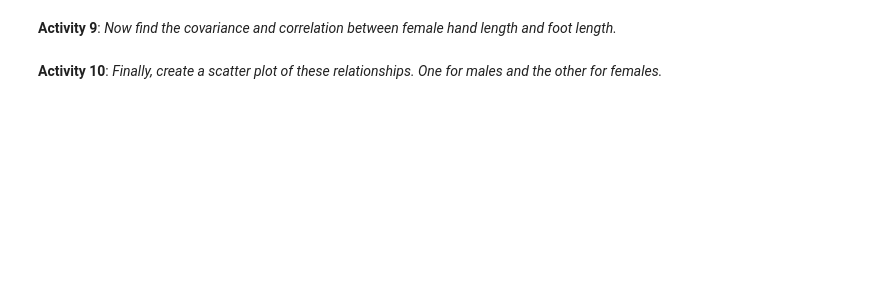
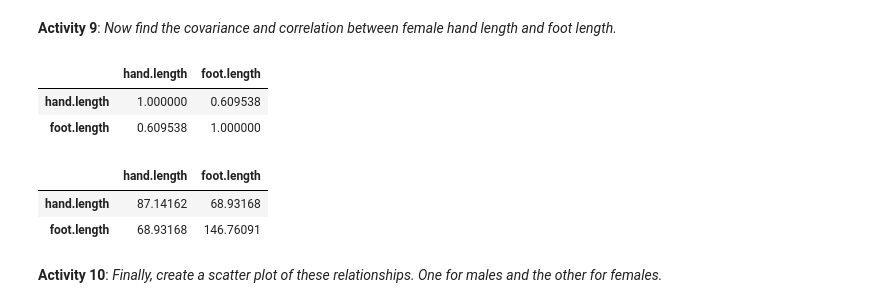
Before and after one commit to asouleymane/IntroDSA, a Jupyter notebook: modules/module2/practices/practice_descriptive_stats_r.ipynb, the cells around one changed output. Saved outputs shown, nothing was run; the diff lists cells and outputs as text; code cells hidden in the pictures; blank space fills up the shorter version.

```diff
--- a/modules/module2/practices/practice_descriptive_stats_r.ipynb
+++ b/modules/module2/practices/practice_descriptive_stats_r.ipynb
@@ -112,5 +190,15 @@ Notice how we have to specify the columns. What would happen if we just put the
 # %%
 # Activity 9 code goes here
 # -------------------------
+femalepeeps <- subset(df2, gender == 2)
+cor(femalepeeps[3:4])
+cov(femalepeeps[3:4])
+# %% [output]
+|  | hand.length | foot.length |
+| hand.length | 1.000000 | 0.609538 |
+| foot.length | 0.609538 | 1.000000 |
+|  | hand.length | foot.length |
+| hand.length | 87.14162 | 68.93168 |
+| foot.length | 68.93168 | 146.76091 |
 # %% [markdown]
 **Activity 10**: *Finally, create a scatter plot of these relationships. One for males and the other for females.*
```
Also changed, not shown: parts of 15 cells of this notebook, 2 other files.
